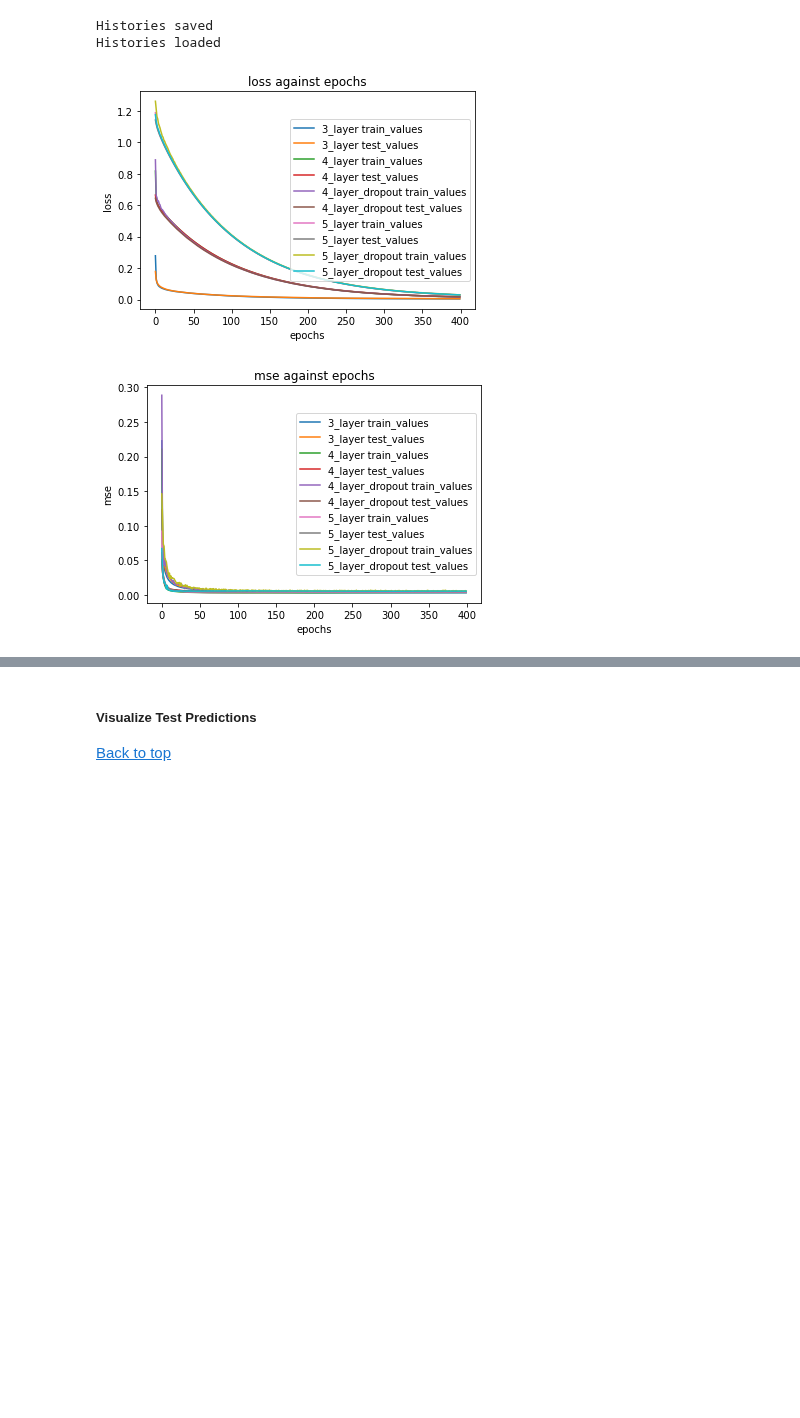
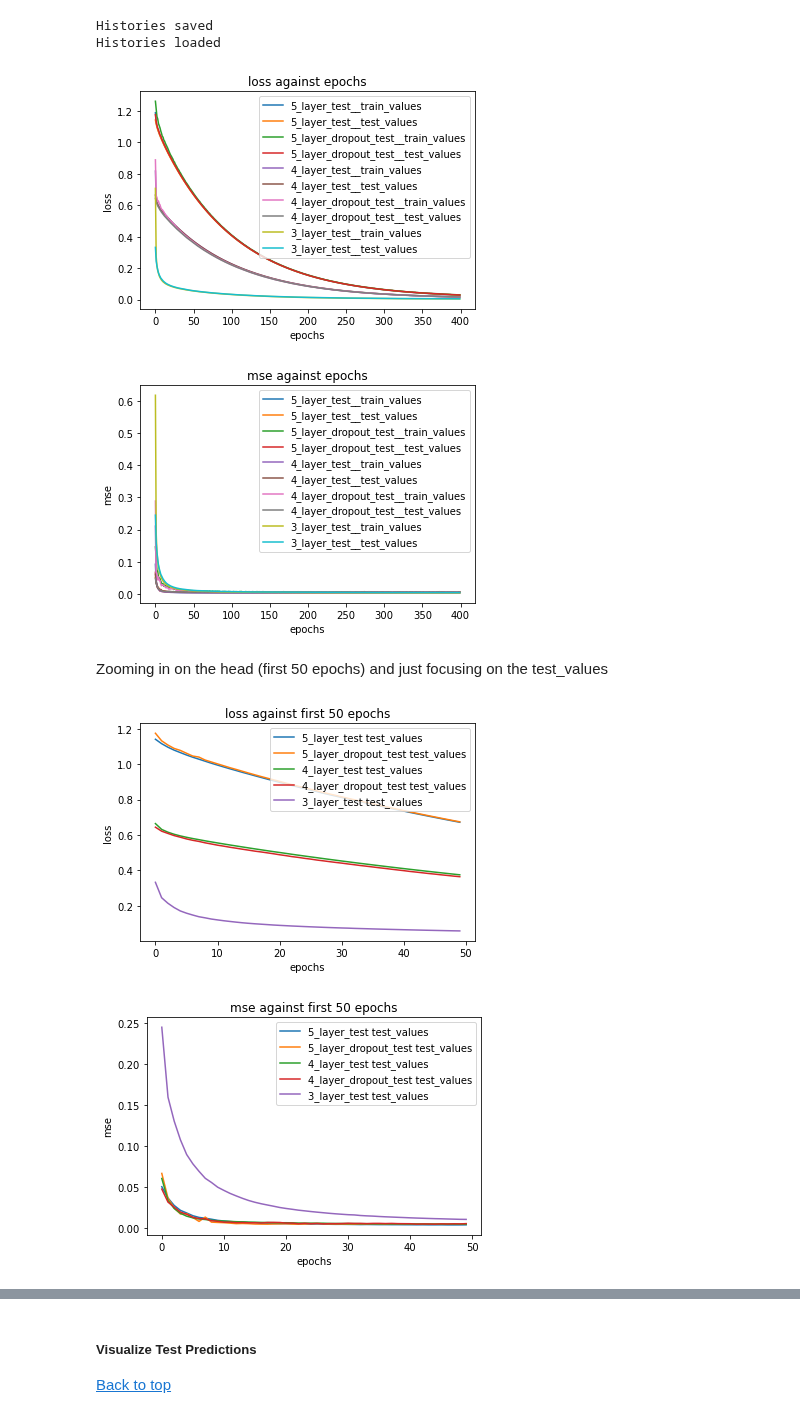
Before and after one commit to tanchuanxin/cz4042_assignment_1, a Jupyter notebook: 1b/assignment_1b_q3.ipynb, the cells around one changed output, grey strips where cells are left out. Saved outputs shown, nothing was run; the diff lists cells and outputs as text; code cells hidden in the pictures; blank space fills up the shorter version.

```diff
--- a/1b/assignment_1b_q3.ipynb
+++ b/1b/assignment_1b_q3.ipynb
@@ -471,7 +434,7 @@ Histories loaded
 for history_object in ['loss', 'mse']:
     for model_name in histories_final.keys():
         for value_type in histories_final[model_name].keys():
-            plt.plot(histories_final[model_name][value_type][history_object], label=model_name + ' ' + value_type)
+            plt.plot(histories_final[model_name][value_type][history_object], label=model_name + '__' + value_type)
 
     plt.title(history_object + ' against epochs')
     plt.ylabel(history_object)
@@ -479,6 +442,23 @@ for history_object in ['loss', 'mse']:
     plt.legend()
     plt.show()
 # %% [output]
-[figure, old version]
+[figure, new version]
-[figure, old version]
+[figure, new version]
+# %% [markdown]
+Zooming in on the head (first 50 epochs) and just focusing on the test_values
+# %%
+for history_object in ['loss', 'mse']:
+    for model_name in histories_final.keys():
+        plt.plot(histories_final[model_name]['test_values'][history_object][:50], label=model_name + ' ' + value_type)
+#         for value_type in histories_final[model_name].keys():
+#             plt.plot(histories_final[model_name][value_type][history_object][-15:], label=model_name + ' ' + value_type)
+
+    plt.title(history_object + ' against first 50 epochs')
+    plt.ylabel(history_object)
+    plt.xlabel('epochs')
+    plt.legend()
+    plt.show()
+# %% [output]
+[figure, added]
+[figure, added]
 # %% [markdown]
```
Also changed, not shown: parts of 39 cells of this notebook, 40 other files.
